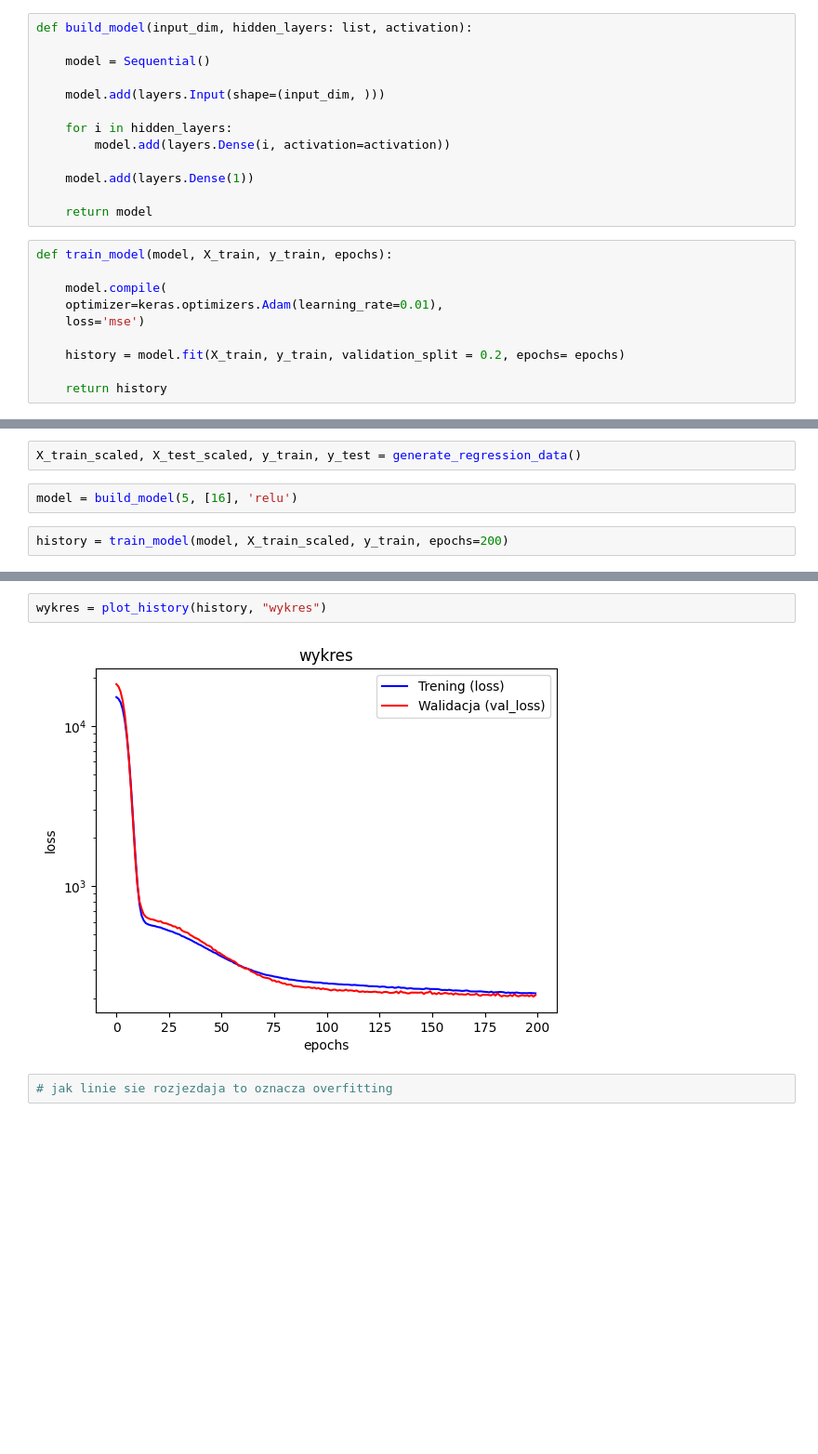
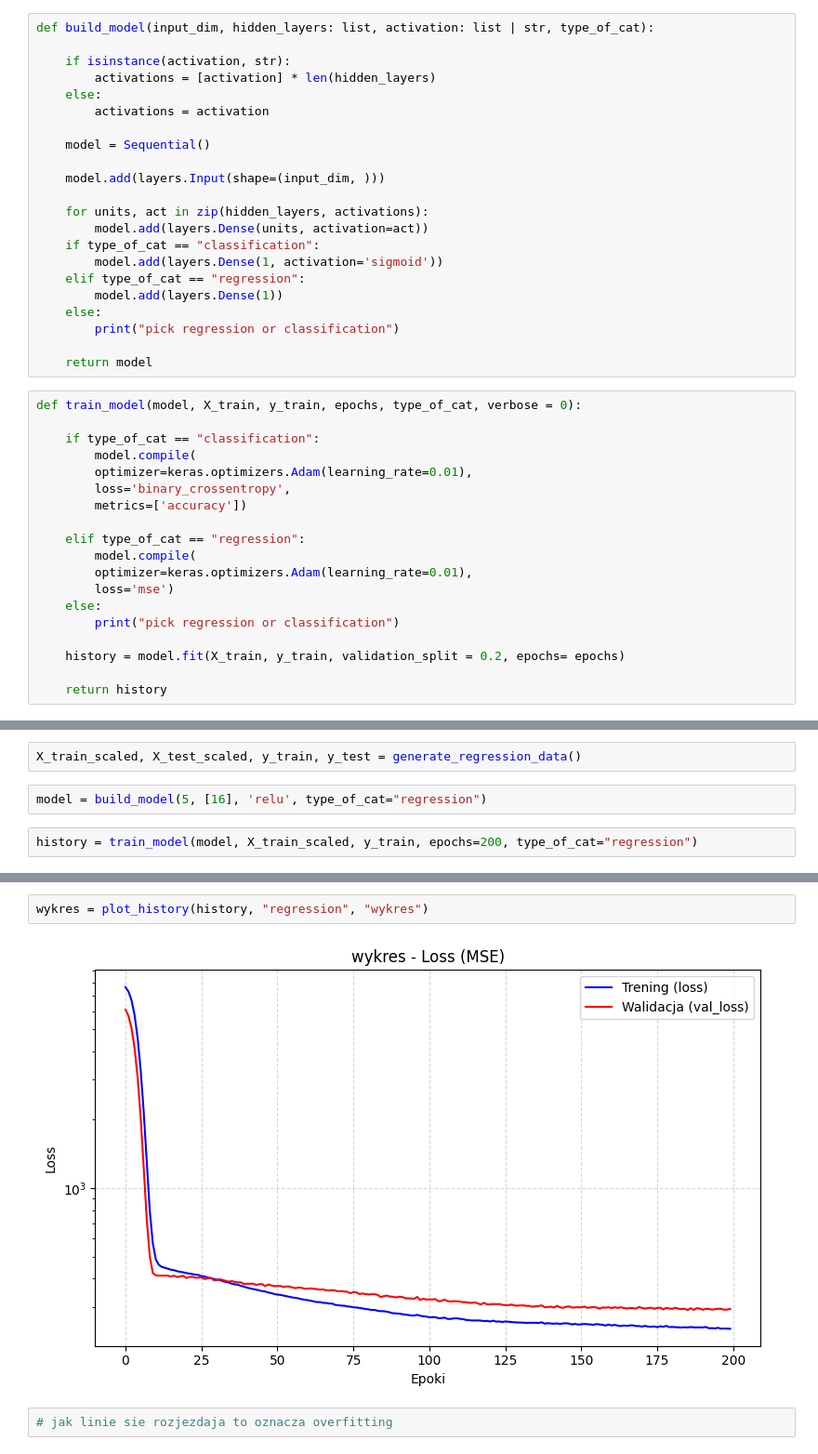
Before and after one commit to michallitwin/python-learning, a Jupyter notebook: python_dl/exercises2_dl.ipynb, the cells around one changed output, grey strips where cells are left out. Shown at 93% size. Cells and saved outputs as stored; diff of their text form; blank space fills up the shorter version.

```diff
--- a/python_dl/exercises2_dl.ipynb
+++ b/python_dl/exercises2_dl.ipynb
@@ -27,24 +27,42 @@ def generate_regression_data():
 
     return x_train_scaled, x_test_scaled, y_train, y_test
 # %%
-def build_model(input_dim, hidden_layers: list, activation):
+def build_model(input_dim, hidden_layers: list, activation: list | str, type_of_cat):
+
+    if isinstance(activation, str):
+        activations = [activation] * len(hidden_layers)
+    else:
+        activations = activation
 
     model = Sequential()
 
     model.add(layers.Input(shape=(input_dim, )))
 
-    for i in hidden_layers:
-        model.add(layers.Dense(i, activation=activation))
-
-    model.add(layers.Dense(1))
+    for units, act in zip(hidden_layers, activations):
+        model.add(layers.Dense(units, activation=act))
+    if type_of_cat == "classification":
+        model.add(layers.Dense(1, activation='sigmoid'))
+    elif type_of_cat == "regression":
+        model.add(layers.Dense(1))
+    else:
+        print("pick regression or classification")
 
     return model
 # %%
-def train_model(model, X_train, y_train, epochs):
+def train_model(model, X_train, y_train, epochs, type_of_cat, verbose = 0):
 
-    model.compile(
-    optimizer=keras.optimizers.Adam(learning_rate=0.01),
-    loss='mse')
+    if type_of_cat == "classification":
+        model.compile(
+        optimizer=keras.optimizers.Adam(learning_rate=0.01),
+        loss='binary_crossentropy',
+        metrics=['accuracy'])
+
+    elif type_of_cat == "regression":
+        model.compile(
+        optimizer=keras.optimizers.Adam(learning_rate=0.01),
+        loss='mse')
+    else:
+        print("pick regression or classification")
 
     history = model.fit(X_train, y_train, validation_split = 0.2, epochs= epochs)
 
@@ -63,8 +112,8 @@ def plot_history(history, title):
 # %%
 X_train_scaled, X_test_scaled, y_train, y_test = generate_regression_data()
 # %%
-model = build_model(5, [16], 'relu')
+model = build_model(5, [16], 'relu', type_of_cat="regression")
 # %%
-history = train_model(model, X_train_scaled, y_train, epochs=200)
+history = train_model(model, X_train_scaled, y_train, epochs=200, type_of_cat="regression")
 # %% [output]
 Epoch 1/200
@@ -87,7 +136,7 @@ Epoch 200/200
 # %%
-wykres = plot_history(history, "wykres")
+wykres = plot_history(history, "regression", "wykres")
 # %% [output]
-[figure, old version]
+[figure, new version]
 # %%
 # jak linie sie rozjezdaja to oznacza overfitting
 # %% [markdown]
```
Also changed, not shown: parts of 39 cells of this notebook, 1 other file.
